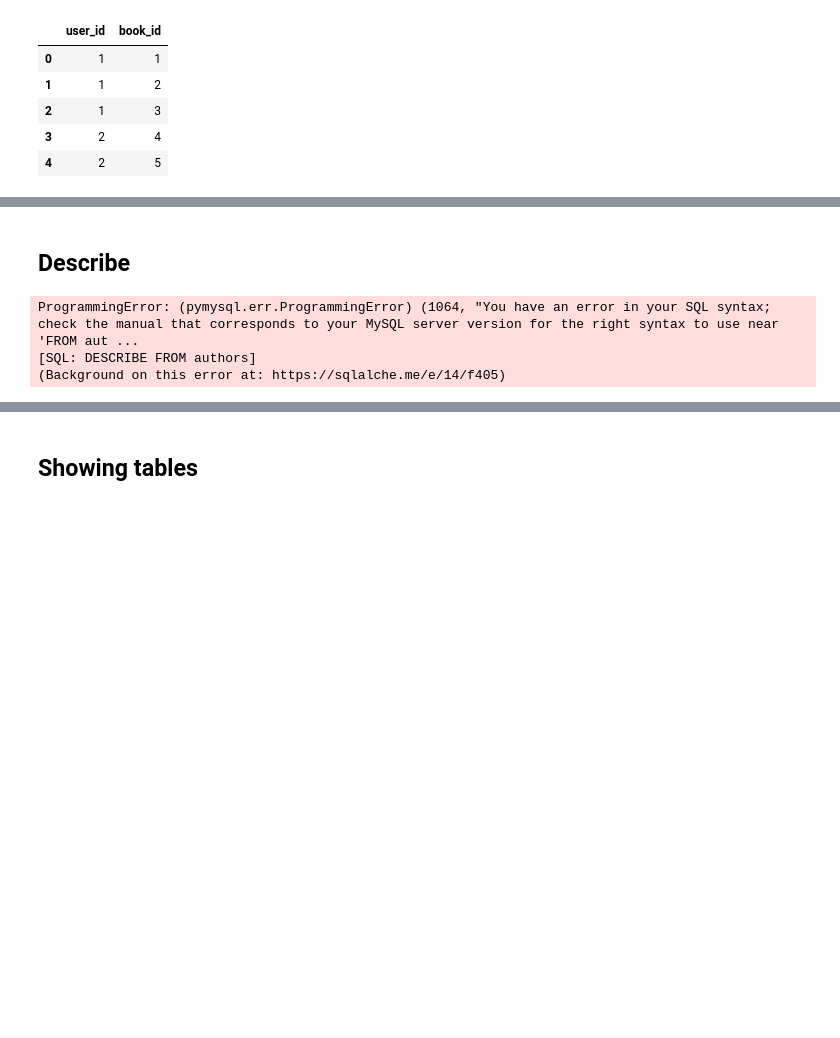
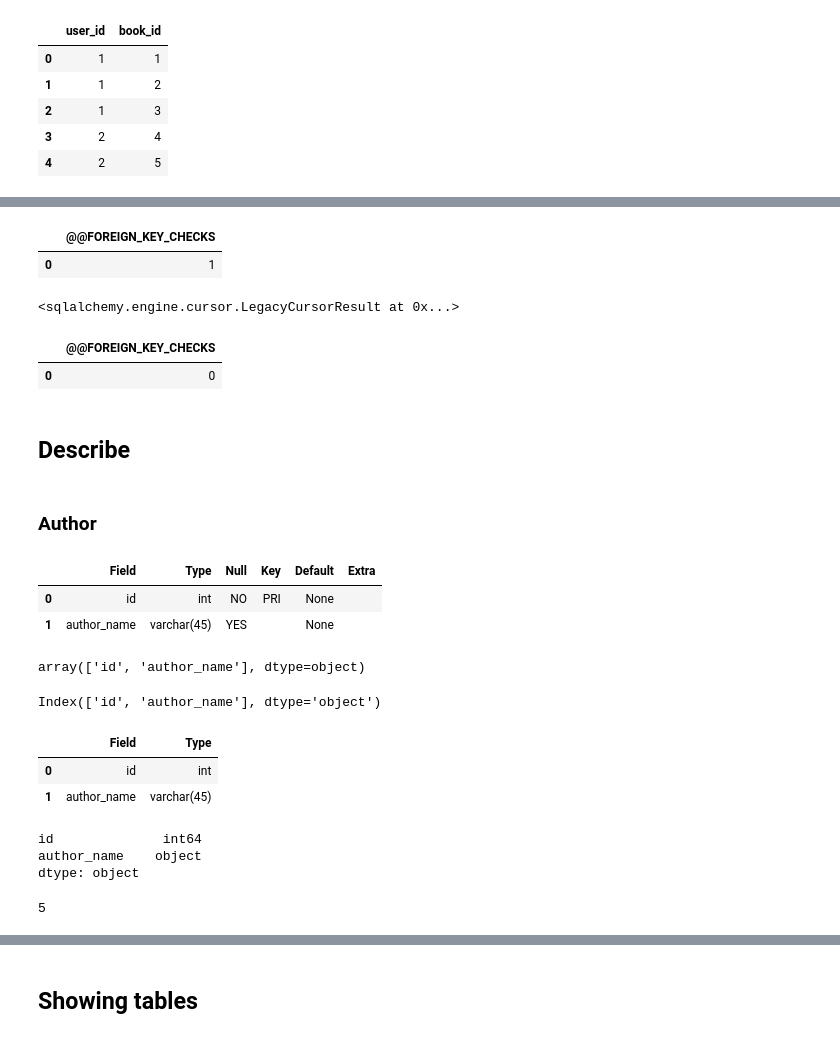
Before and after one commit to brittanymlassiter/Books_Core, a Jupyter notebook: Books(Core).ipynb, the cells around one changed output, grey strips where cells are left out. Cells and saved outputs as stored; diff of their text form; code cells hidden in the pictures; blank space fills up the shorter version.

```diff
--- a/Books(Core).ipynb
+++ b/Books(Core).ipynb
@@ -177,10 +179,32 @@ memory usage: 240.0 bytes
+# %%
+# Checking the setting for FOREIGN_KEY_CHECKS
+q = """SELECT @@FOREIGN_KEY_CHECKS"""
+pd.read_sql(q, engine)
+# %% [output]
+|  | @@FOREIGN_KEY_CHECKS |
+| 0 | 1 |
+# %%
+# Changing the setting for FOREIGN_KEY_CHECKS with the connection
+q = """SET @@FOREIGN_KEY_CHECKS=0"""
+engine.execute(q)
+# %% [output]
+<sqlalchemy.engine.cursor.LegacyCursorResult at 0x...>
+# %%
+# Confirm the checks are deactiavated
+q = """SELECT @@FOREIGN_KEY_CHECKS"""
+pd.read_sql(q,engine)
+# %% [output]
+|  | @@FOREIGN_KEY_CHECKS |
+| 0 | 0 |
 # %% [markdown]
 ## Describe
+# %% [markdown]
+### Author
 # %%
-q= '''DESCRIBE FROM authors'''
-authors = pd.read_sql(q, engine)
-authors
+q = '''DESCRIBE authors;'''
+describe = pd.read_sql(q, engine)
+describe
 # %% [output]
-ProgrammingError: (pymysql.err.ProgrammingError) (1064, "You have an error in your SQL syntax; check the manual that corresponds to your MySQL server version for the right syntax to use near 'FROM aut ...
-[SQL: DESCRIBE FROM authors]
-(Background on this error at: https://sqlalche.me/e/14/f405)
+|  | Field | Type | Null | Key | Default | Extra |
+| 0 | id | int | NO | PRI | None |  |
+| 1 | author_name | varchar(45) | YES |  | None |  |
@@ -190,0 +211,28 @@ authors.head(2)
+# %%
+# Checking describe's Field names
+describe['Field'].values
+# %% [output]
+array(['id', 'author_name'], dtype=object)
+# %%
+# Checking dataframe's columns
+authors.columns
+# %% [output]
+Index(['id', 'author_name'], dtype='object')
+# %%
+# Reviewing SQL table's data types
+describe[['Field','Type']]
+# %% [output]
+|  | Field | Type |
+| 0 | id | int |
+| 1 | author_name | varchar(45) |
+# %%
+# Reviewing dataframe's data types
+authors.dtypes
+# %% [output]
+id              int64
+author_name    object
+dtype: object
+# %%
+authors.to_sql("authors",engine,index=False, if_exists='append')
+# %% [output]
+5
```
Also changed, not shown: parts of 32 cells of this notebook, 1 other file.
